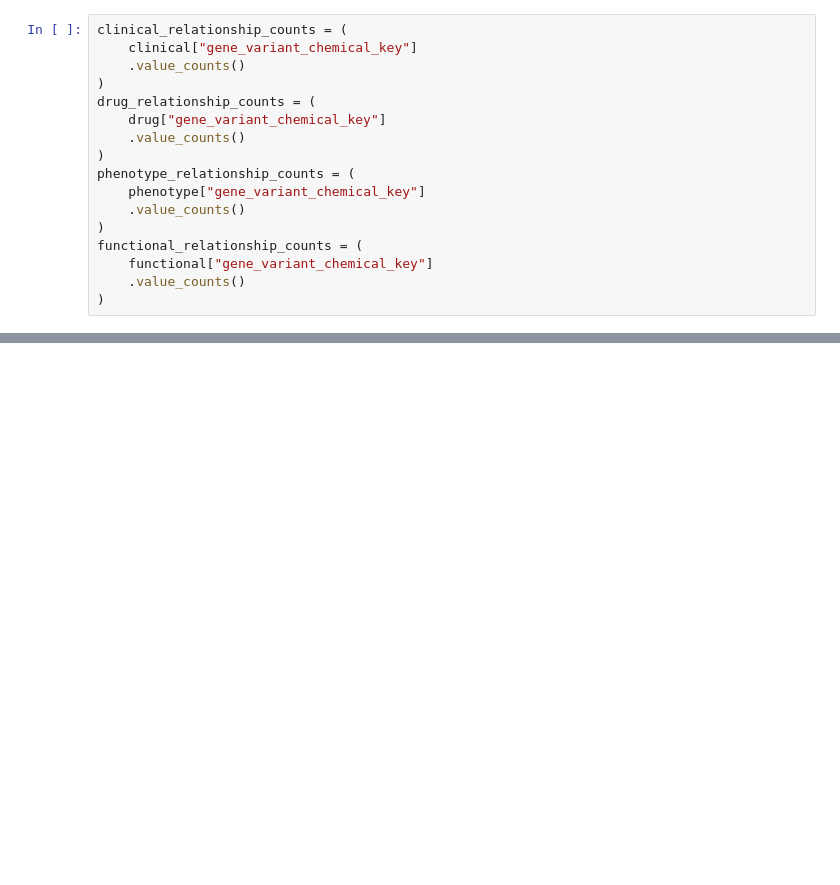
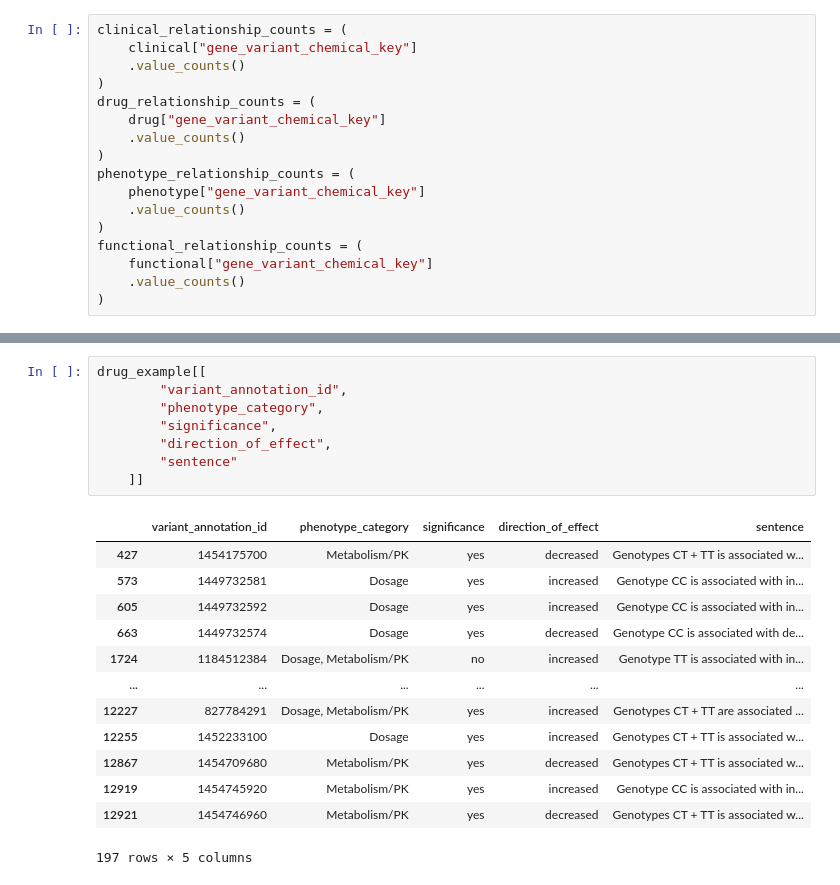
Before and after one commit to Sofia7334/pharmacogenomics-machine-learning, a Jupyter notebook: notebooks/02_data_preparation.ipynb, the cells around one changed output, grey strips where cells are left out. Cells and saved outputs as stored; diff of their text form; blank space fills up the shorter version.

```diff
--- a/notebooks/02_data_preparation.ipynb
+++ b/notebooks/02_data_preparation.ipynb
@@ -1063,0 +1155,22 @@ Name: count, dtype: float64
+# %%
+drug_example[[
+        "variant_annotation_id",
+        "phenotype_category",
+        "significance",
+        "direction_of_effect",
+        "sentence"
+    ]]
+# %% [output]
+|  | variant_annotation_id | phenotype_category | significance | direction_of_effect | sentence |
+| 427 | 1454175700 | Metabolism/PK | yes | decreased | Genotypes CT + TT is associated w... |
+| 573 | 1449732581 | Dosage | yes | increased | Genotype CC is associated with in... |
+| 605 | 1449732592 | Dosage | yes | increased | Genotype CC is associated with in... |
+| 663 | 1449732574 | Dosage | yes | decreased | Genotype CC is associated with de... |
+| 1724 | 1184512384 | Dosage, Metabolism/PK | no | increased | Genotype TT is associated with in... |
+| ... | ... | ... | ... | ... | ... |
+| 12227 | 827784291 | Dosage, Metabolism/PK | yes | increased | Genotypes CT + TT are associated ... |
+| 12255 | 1452233100 | Dosage | yes | increased | Genotypes CT + TT is associated w... |
+| 12867 | 1454709680 | Metabolism/PK | yes | decreased | Genotypes CT + TT is associated w... |
+| 12919 | 1454745920 | Metabolism/PK | yes | increased | Genotype CC is associated with in... |
+| 12921 | 1454746960 | Metabolism/PK | yes | decreased | Genotypes CT + TT is associated w... |
+197 rows × 5 columns
```
Also changed, not shown: parts of 40 cells of this notebook.
